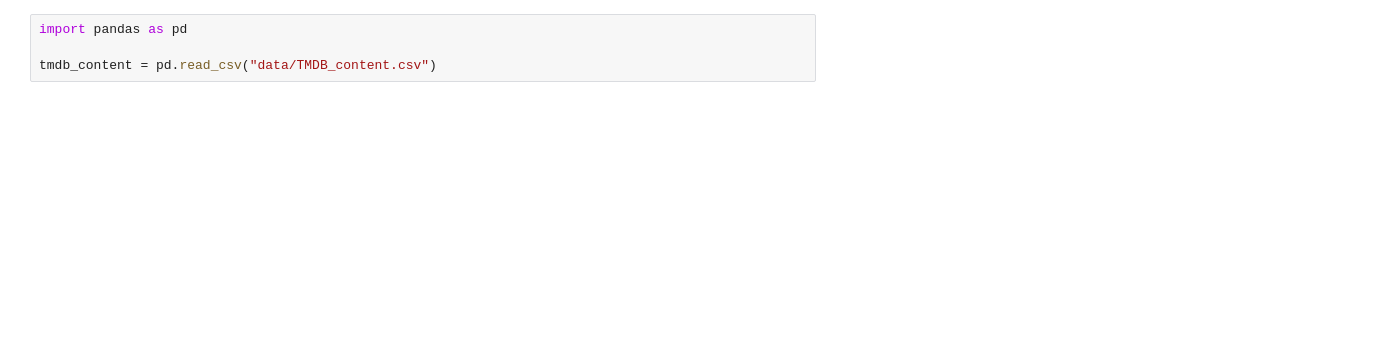
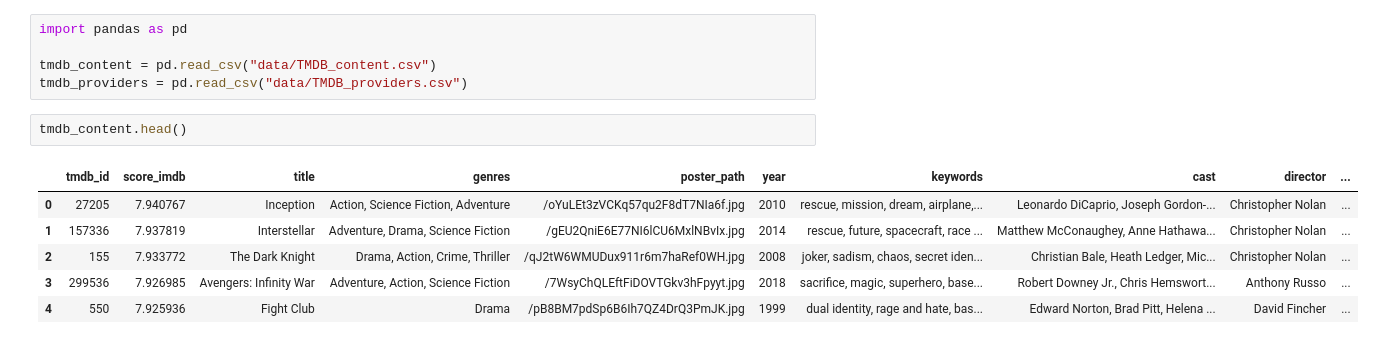
Before and after one commit to Clementbroeders/movie-matcher, a Jupyter notebook: docker/STREAMLIT/notebook.ipynb, the cells around one changed output. Drawn from its saved outputs; the diff is of its cells as text; blank space fills up the shorter version.

```diff
--- a/docker/STREAMLIT/notebook.ipynb
+++ b/docker/STREAMLIT/notebook.ipynb
@@ -2,3 +2,13 @@
 import pandas as pd
 
 tmdb_content = pd.read_csv("data/TMDB_content.csv")
+tmdb_providers = pd.read_csv("data/TMDB_providers.csv")
+# %%
+tmdb_content.head()
+# %% [output]
+|  | tmdb_id | score_imdb | title | genres | poster_path | year | keywords | cast | director | ... |
+| 0 | 27205 | 7.940767 | Inception | Action, Science Fiction, Adventure | /oYuLEt3zVCKq57qu2F8dT7NIa6f.jpg | 2010 | rescue, mission, dream, airplane,... | Leonardo DiCaprio, Joseph Gordon-... | Christopher Nolan | ... |
+| 1 | 157336 | 7.937819 | Interstellar | Adventure, Drama, Science Fiction | /gEU2QniE6E77NI6lCU6MxlNBvIx.jpg | 2014 | rescue, future, spacecraft, race ... | Matthew McConaughey, Anne Hathawa... | Christopher Nolan | ... |
+| 2 | 155 | 7.933772 | The Dark Knight | Drama, Action, Crime, Thriller | /qJ2tW6WMUDux911r6m7haRef0WH.jpg | 2008 | joker, sadism, chaos, secret iden... | Christian Bale, Heath Ledger, Mic... | Christopher Nolan | ... |
+| 3 | 299536 | 7.926985 | Avengers: Infinity War | Adventure, Action, Science Fiction | /7WsyChQLEftFiDOVTGkv3hFpyyt.jpg | 2018 | sacrifice, magic, superhero, base... | Robert Downey Jr., Chris Hemswort... | Anthony Russo | ... |
+| 4 | 550 | 7.925936 | Fight Club | Drama | /pB8BM7pdSp6B6Ih7QZ4DrQ3PmJK.jpg | 1999 | dual identity, rage and hate, bas... | Edward Norton, Brad Pitt, Helena ... | David Fincher | ... |
```
Also changed, not shown: parts of 31 cells of this notebook, 19 other files.
